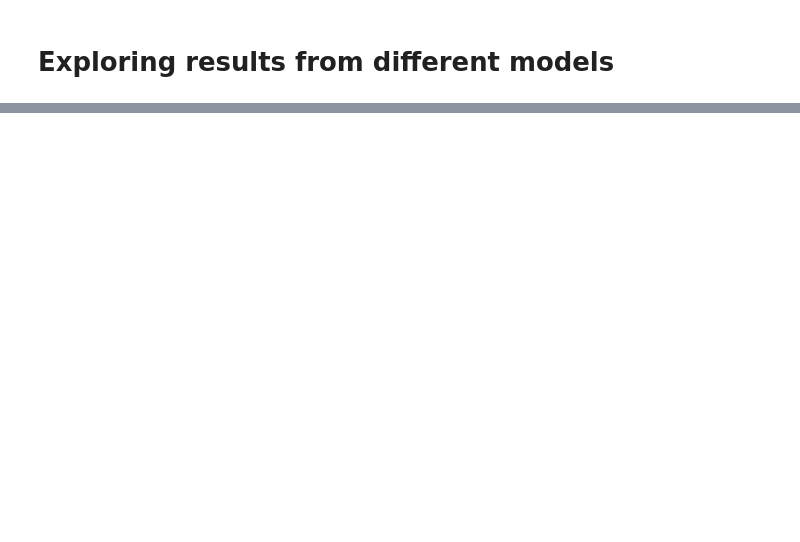
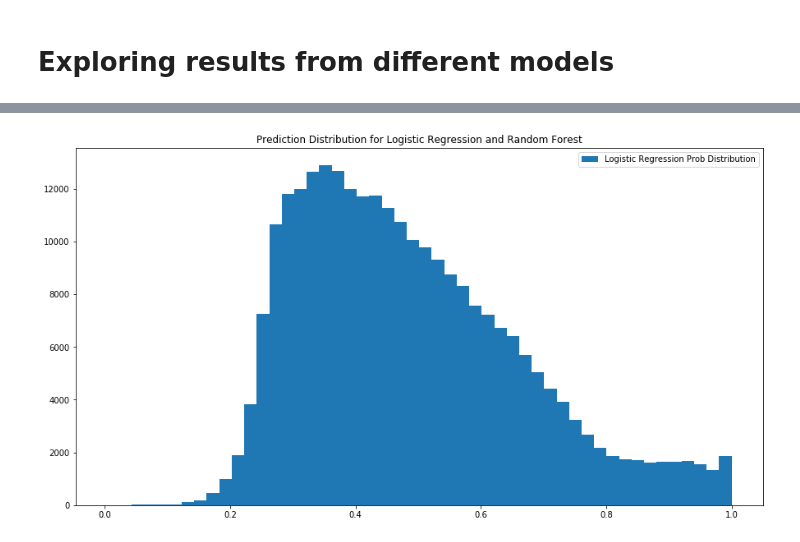
Before and after one commit to fromdatavistodatascience/venmo, a Jupyter notebook: modelling.ipynb, the cells around one changed output, grey strips where cells are left out. Cells and saved outputs as stored; diff of their text form; code cells hidden in the pictures; blank space fills up the shorter version.

```diff
--- a/modelling.ipynb
+++ b/modelling.ipynb
@@ -155,0 +45,4 @@ plot_confusion_matrix(cnf_matrix, classes, title='Confusion matrix', cmap=plt.cm
+# %%
+# Left join because you don't want to add new unrecorded users that made a transaction on the two testing days
+complete_table = pd.merge(user_statistics, tran_or_not_df, 'left', on='user_id')
+complete_table.fillna(0, inplace=True)
@@ -155,0 +87,7 @@ plot_confusion_matrix(cnf_matrix, classes, title='Confusion matrix', cmap=plt.cm
+# %%
+# save the model to disk
+payment_model = 'logreg_model.joblib'
+joblib.dump(logreg_pipe, payment_model)
+# %%
+# load the model from disk
+logreg_pipe = joblib.load(payment_model, mmap_mode=None)
@@ -155,0 +101,9 @@ plot_confusion_matrix(cnf_matrix, classes, title='Confusion matrix', cmap=plt.cm
+# %%
+logreg_y_hat_preds = logreg_pipe.predict_proba(X_test)
+# %%
+fig, ax = plt.subplots(figsize=(15,8))
+ax.hist(logreg_y_hat_preds[:,1], bins=50)
+plt.title('Prediction Distribution for Logistic Regression and Random Forest')
+plt.legend(['Logistic Regression Prob Distribution', 'Random Forest Prob Distribution']);
+# %% [output]
+[figure, added]
```
Also changed, not shown: parts of 98 cells of this notebook.
